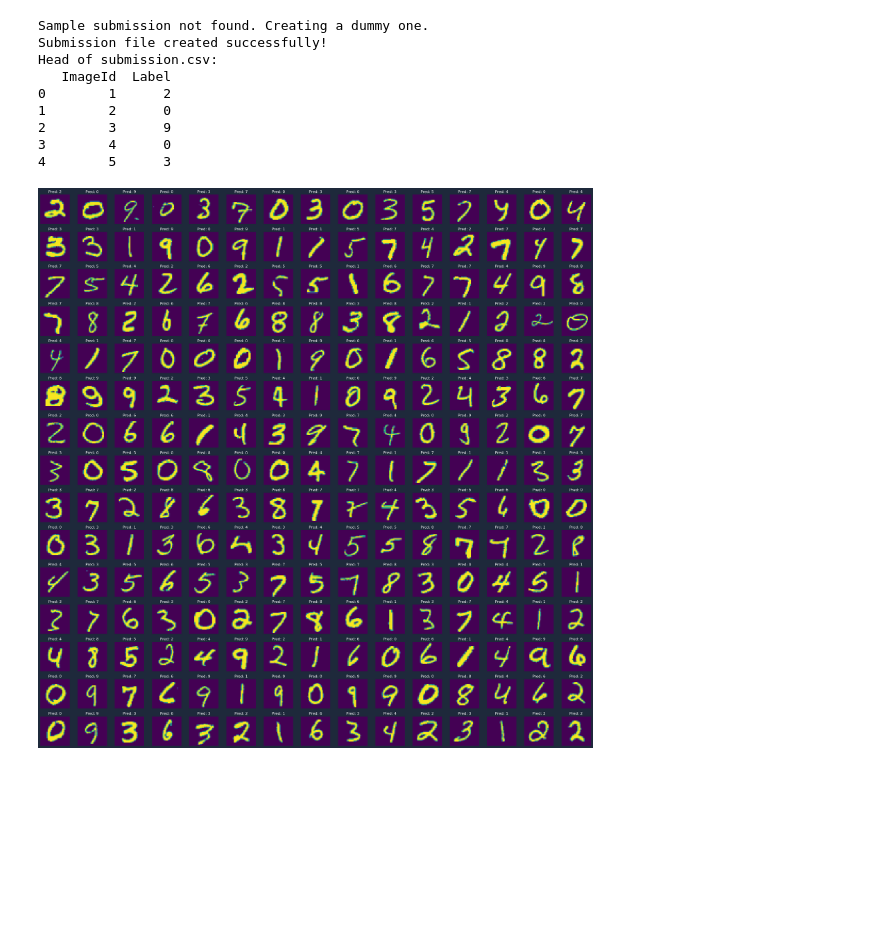
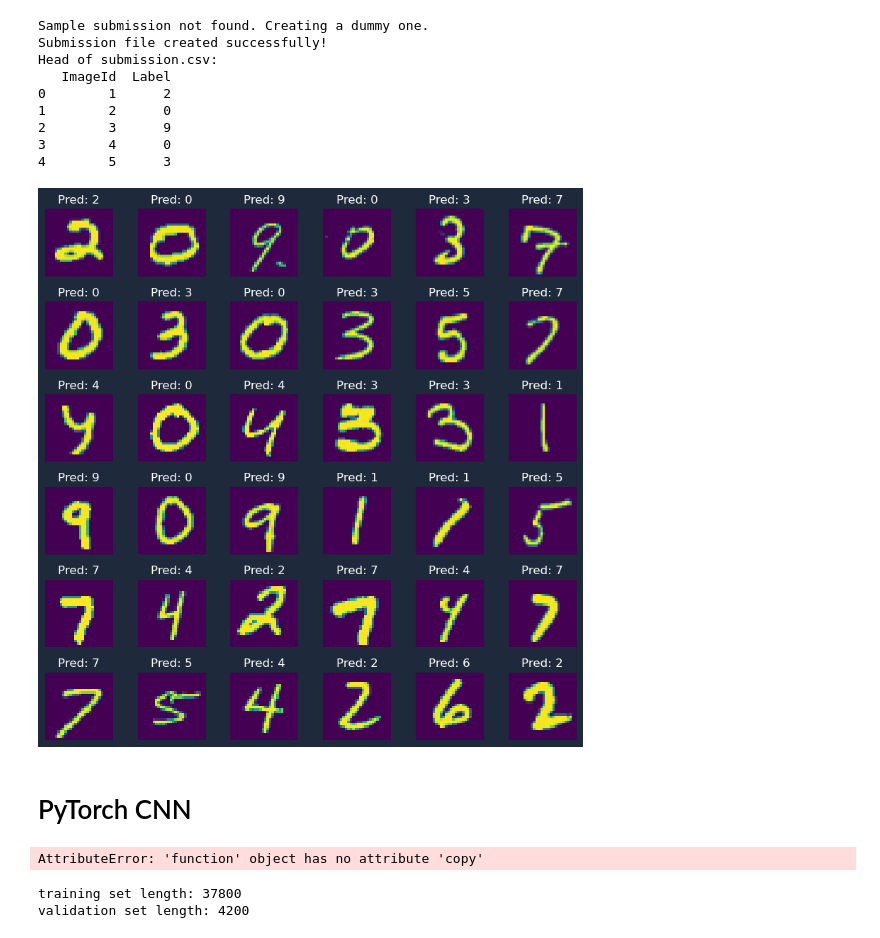
Before and after one commit to luckydoglou/ml-projects, a Jupyter notebook: deep-learning/handwritten-digit-recognition.ipynb, the cells around one changed output. Saved outputs shown, nothing was run; the diff lists cells and outputs as text; code cells hidden in the pictures; blank space fills up the shorter version.

```diff
--- a/deep-learning/handwritten-digit-recognition.ipynb
+++ b/deep-learning/handwritten-digit-recognition.ipynb
@@ -123,7 +105,7 @@ train.head()
 5 rows × 785 columns
 # %%
 # Plot some random sample images
-fig, axes = plt.subplots(3, 3, figsize=(7,7))
+fig, axes = plt.subplots(3, 3, figsize=(5,5))
 axes = axes.ravel()
 
 for i, ax in enumerate(axes):
@@ -237,7 +218,7 @@ Shape of training labels (y_train): (70000,)
 Shape of test data (X_test):     (28000, 784)
 # %%
 # Plot a grid of 25 random training images
-fig, axes = plt.subplots(5, 5, figsize=(12, 12))
+fig, axes = plt.subplots(5, 5, figsize=(10, 10))
 axes = axes.ravel()
 
 for i in range(25):
@@ -250,7 +231,7 @@ for i in range(25):
     axes[i].set_title(f"Label: {int(y_train[idx])}", color='white')
     axes[i].axis('off')
 
-plt.subplots_adjust(hspace=0.5)
+plt.subplots_adjust(hspace=0.2)
 fig.patch.set_facecolor('#1e293b')
 plt.show()
 # %% [output]
@@ -374,22 +355,24 @@ Head of submission.csv:
 3        4      0
 4        5      3
 # %%
-# Visualize the first 225 predictions
-fig, axs = plt.subplots(15, 15, figsize=(25, 25))
+# Visualize the first 36 predictions
+fig, axs = plt.subplots(6, 6, figsize=(8, 8))
 
 for i, ax in enumerate(axs.flatten()):
     if i < len(sub):
         # Set the title to our predicted label
         ax.set_title(f"Pred: {sub.Label[i]}", color='white', fontsize=12)
 
         # Display the test image
         ax.imshow(X_test[i].reshape(28, 28), cmap='viridis')
 
         # Turn off axis ticks and labels
         ax.axis('off')
 
 fig.patch.set_facecolor('#1e293b')
 plt.tight_layout()
 plt.show()
 # %% [output]
-[figure, old version]
+[figure, new version]
+# %% [markdown]
+# PyTorch CNN
@@ -395,0 +389,22 @@ plt.show()
+# %%
+train_set = train.copy()
+test_set = test.copy()
+# %% [output]
+AttributeError: 'function' object has no attribute 'copy'
+# %%
+VALID_SIZE = 0.1 # Percentage of data for validation
+
+num_train = len(train_set)
+indices = list(range(num_train))
+np.random.shuffle(indices)
+split = int(np.floor(VALID_SIZE * num_train))
+train_indices, valid_indices = indices[split:], indices[:split]
+
+train_sampler = SubsetRandomSampler(train_indices)
+valid_sampler = SubsetRandomSampler(valid_indices)
+
+print(f'training set length: {len(train_indices)}')
+print(f'validation set length: {len(valid_indices)}')
+# %% [output]
+training set length: 37800
+validation set length: 4200
```
Also changed, not shown: parts of 20 cells of this notebook.
